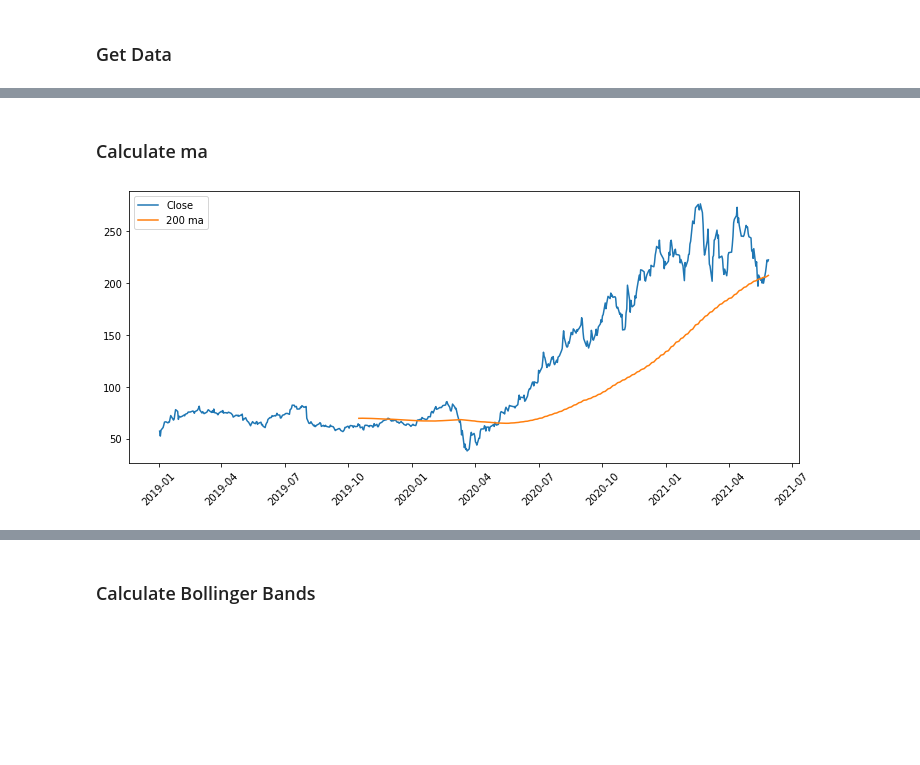
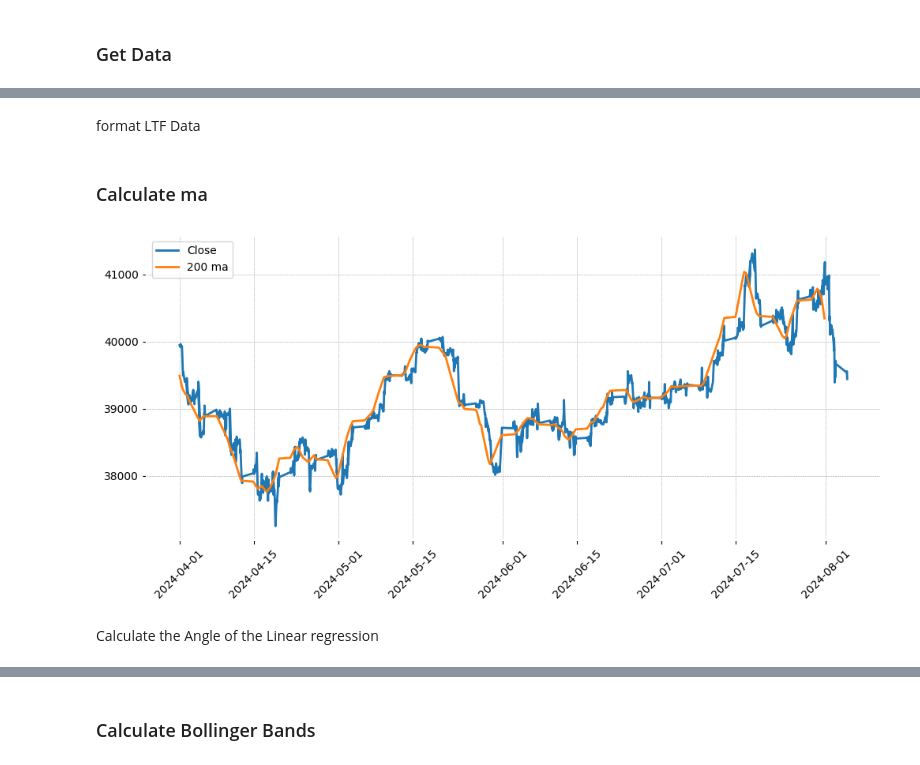
Before and after one commit to FaisalDeveloper113/algo-trading-mean-reversion, a Jupyter notebook: Mean Reversion.ipynb, the cells around one changed output, grey strips where cells are left out. Drawn from its saved outputs; the diff is of its cells as text; code cells hidden in the pictures; blank space fills up the shorter version.

Commit message:
Working on 4h MA Angle

```diff
--- a/Mean Reversion.ipynb
+++ b/Mean Reversion.ipynb
@@ -19,4 +16,6 @@ API_KEY = open('alphavantage_api_keys.txt').read()
 # %%
 # Load data from CSV
 csv_file_path = 'USA30IDXUSD.csv'
-df = pd.read_csv(csv_file_path)
+csv_file_path4h = 'USA30IDXUSD4h.csv'
+df_ltf = pd.read_csv(csv_file_path)
+df_htf = pd.read_csv(csv_file_path4h)
@@ -64,17 +46,47 @@ df = df[((df['date'] >= pd.to_datetime('2019-01-01')) & (df['date'] <= pd.to_dat
+# %% [markdown]
+format LTF Data
+# %%
+# Combine Date and Timestamp columns into a single datetime column
+df_ltf['date'] = pd.to_datetime(df_ltf['Date'].astype(str) + ' ' + df_ltf['Timestamp'].astype(str))
+
+# Drop the original Date and Timestamp columns if no longer needed
+df_ltf.drop(['Date', 'Timestamp'], axis=1, inplace=True)
+
+# Rename columns
+df_ltf = df_ltf.rename(columns={
+    'Open': 'open',
+    'High': 'high',
+    'Low': 'low',
+    'Close': 'close',
+    'Volume': 'volume'
+})
+
+# Reverse index
+df_ltf = df_ltf.reindex(index=df_ltf.index[::-1])
+df_ltf.reset_index(level=0, inplace=True)
+
+# Drop the 'index' column if it's not needed
+df_ltf.drop('index', axis=1, inplace=True)
+# %%
+df_ltf = df_ltf[((df_ltf['date'] >= pd.to_datetime('2024-04-01')) & (df_ltf['date'] <= pd.to_datetime('2024-08-05')))]
+df_htf = df_htf[((df_htf['date'] >= pd.to_datetime('2024-06-01')) & (df_htf['date'] <= pd.to_datetime('2024-08-05')))]
 # %% [markdown]
 ### Calculate ma
 # %%
 #Short moving averages (5-20 periods) are best suited for short-term trends and trading
-df['ma_200'] = df['close'].rolling(200).mean()
+df_ltf['ma_200'] = df_ltf['close'].rolling(200).mean()
+df_htf['ma_100'] = df_htf['close'].rolling(100).mean()
 # %%
 #plot for validation
 plt.figure(figsize=(12,5))
 plt.xticks(rotation=45)
 
-plt.plot(df['date'], df['close'], label = 'Close')
-plt.plot(df['date'], df['ma_200'], label = '200 ma')
+plt.plot(df_ltf['date'], df_ltf['close'], label = 'Close')
+plt.plot(df_ltf['date'], df_ltf['ma_200'], label = '200 ma')
 
 plt.legend()
 plt.show()
 # %% [output]
-[figure, old version]
+[figure, new version]
+# %% [markdown]
+Calculate the Angle of the Linear regression
```
Also changed, not shown: parts of 17 cells of this notebook, 2 other files.
